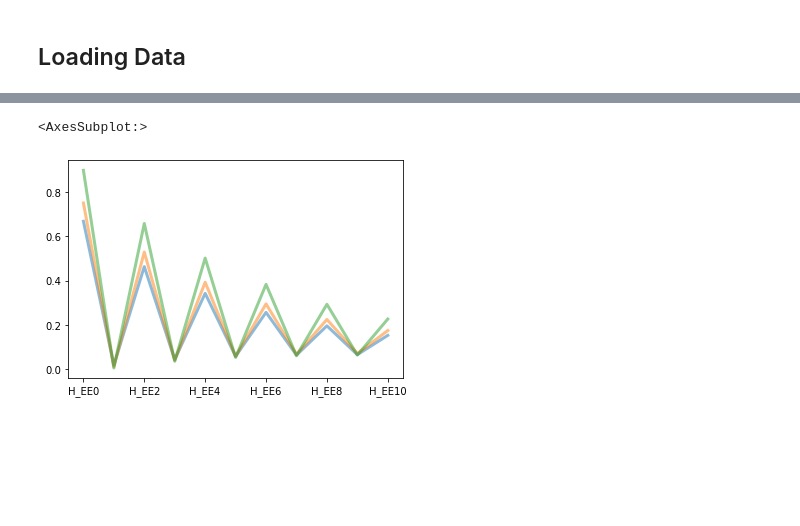
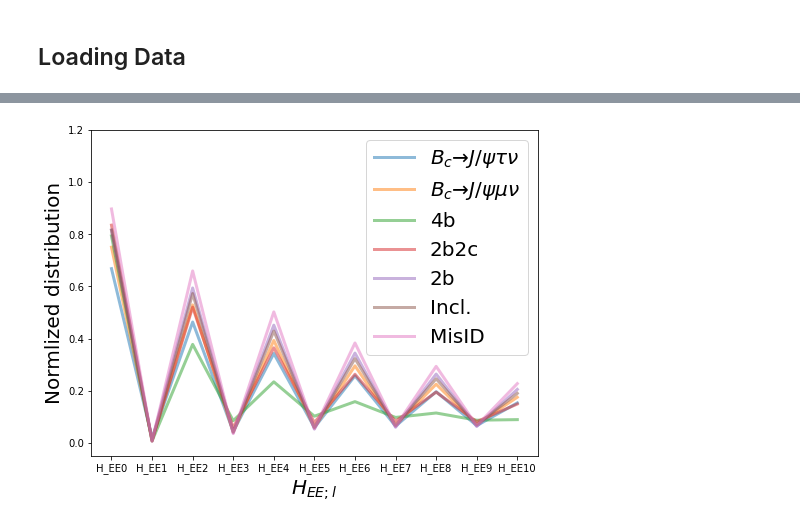
Before and after one commit to ansonkwokth/LFUV_Z-pole, a Jupyter notebook: RJpsi/FWMoments.ipynb, the cells around one changed output, grey strips where cells are left out. Drawn from its saved outputs; the diff is of its cells as text; code cells hidden in the pictures; blank space fills up the shorter version.

```diff
--- a/RJpsi/FWMoments.ipynb
+++ b/RJpsi/FWMoments.ipynb
@@ -24,0 +105,16 @@ df_incl = file['t'].pandas.df()
+# %%
+df_misid = df_misid.sample(10000)
+# %%
+
+df_comb['angle_sum'] = df_comb['angle1'] + df_comb['angle2']
+df_comb['E_sum'] = df_comb['E1'] + df_comb['E2']
+
+
+four_B = df_comb.nB == 4
+two_B_two_c = (df_comb.nB == 2) & (df_comb.nC == 2)
+# two_B = (df_comb.nB == 2) & (df_comb.nC == 0)
+two_B = (~ four_B) & (~ two_B_two_c)
+
+df_4b = df_comb.loc[four_B]
+df_2b2c = df_comb.loc[two_B_two_c]
+df_2b = df_comb.loc[two_B]
@@ -34,8 +192,29 @@ plt.hist(df_misid['H_EE2'], weights=[1/len(df_misid)]*len(df_misid), range=[0,1]
+# %%
+HEE_col = ['H_EE0', 'H_EE1', 'H_EE2', 'H_EE3', 'H_EE4',
+           'H_EE5', 'H_EE6', 'H_EE7', 'H_EE8', 'H_EE9', 'H_EE10']
 # %%
-df_tau.drop(columns=['iEvt']).mean(axis=0).plot(lw=3, alpha=0.5)
-df_mu.drop(columns=['iEvt']).mean(axis=0).plot(lw=3, alpha=0.5)
-df_misid.drop(columns=['iEvt']).mean(axis=0).plot(lw=3, alpha=0.5)
+
+f = plt.figure(figsize=(8,6))
+ax1 = plt.subplot(111)
+
+
+df_tau[HEE_col].mean(axis=0).plot(lw=3, alpha=0.5, ax=ax1, label=r'$B_c\to J/\psi \tau \nu$', color='C0')
+df_mu[HEE_col].mean(axis=0).plot(lw=3, alpha=0.5, ax=ax1, label=r'$B_c\to J/\psi \mu \nu$', color='C1')
+df_4b[HEE_col].mean(axis=0).plot(lw=3, alpha=0.5, ax=ax1, label='4b', color='C2')
+df_2b2c[HEE_col].mean(axis=0).plot(lw=3, alpha=0.5, ax=ax1, label='2b2c', color='C3')
+df_2b[HEE_col].mean(axis=0).plot(lw=3, alpha=0.5, ax=ax1, label='2b', color='C4')
+df_incl[HEE_col].mean(axis=0).plot(lw=3, alpha=0.5, ax=ax1, label='Incl.', color='C5')
+df_misid[HEE_col].mean(axis=0).plot(lw=3, alpha=0.5, ax=ax1, label='MisID', color='C6')
+
+
+ax1.set_ylim([-0.05, 1.2])
+ax1.set_ylabel('Normlized distribution', fontsize=20)
+ax1.set_xlabel(r'$H_{EE;l}$', fontsize=20)
+# ax1.set_yticks([])
+ax1.legend(loc=1, fontsize=20)
+ax1.set_xticks(np.arange(len(HEE_col)), HEE_col);
+
+f.savefig('./figures/FWM_EEl')
 # %% [output]
-<AxesSubplot:>
-[figure, old version]
+[figure, new version]
 # %%
```
Also changed, not shown: parts of 19 cells of this notebook.
